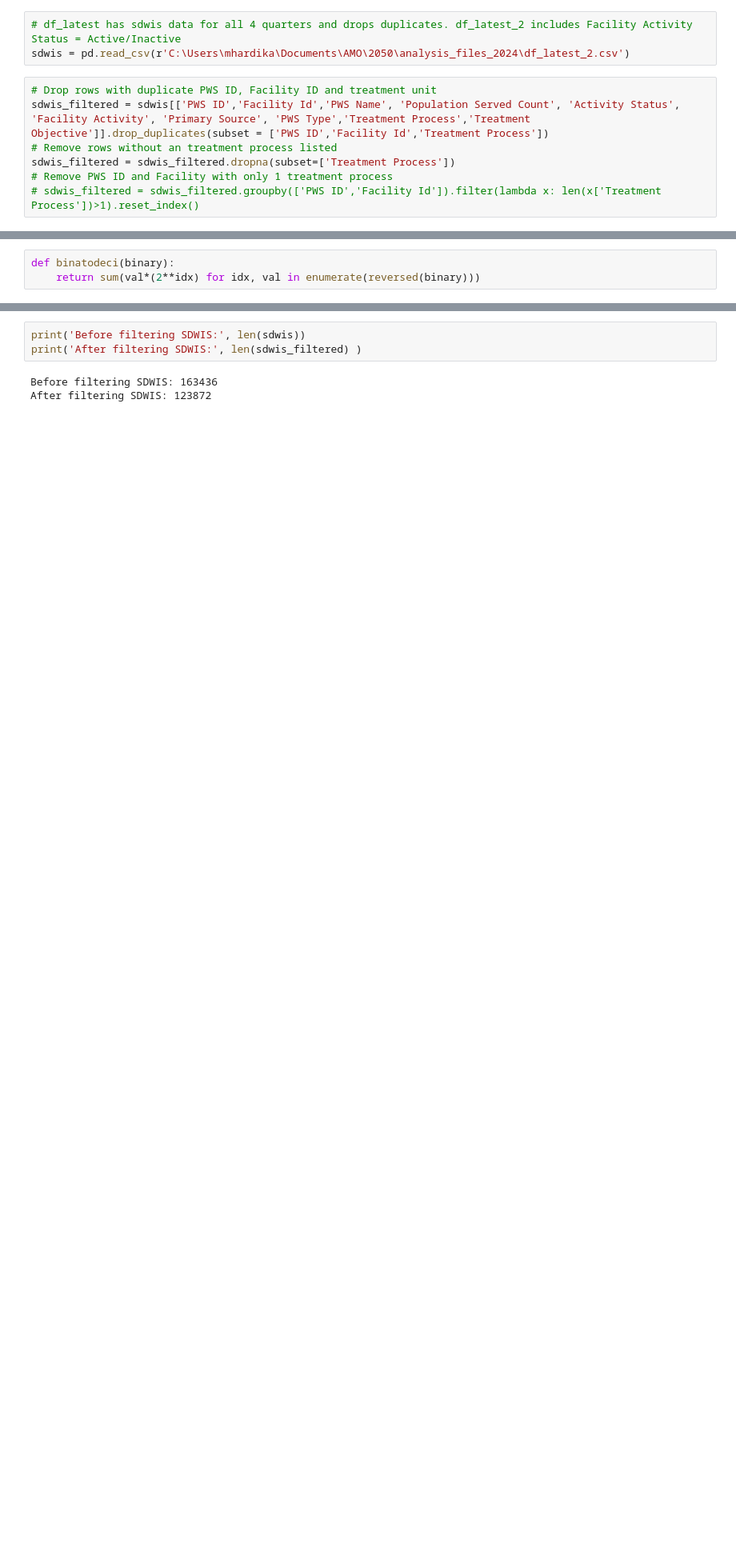
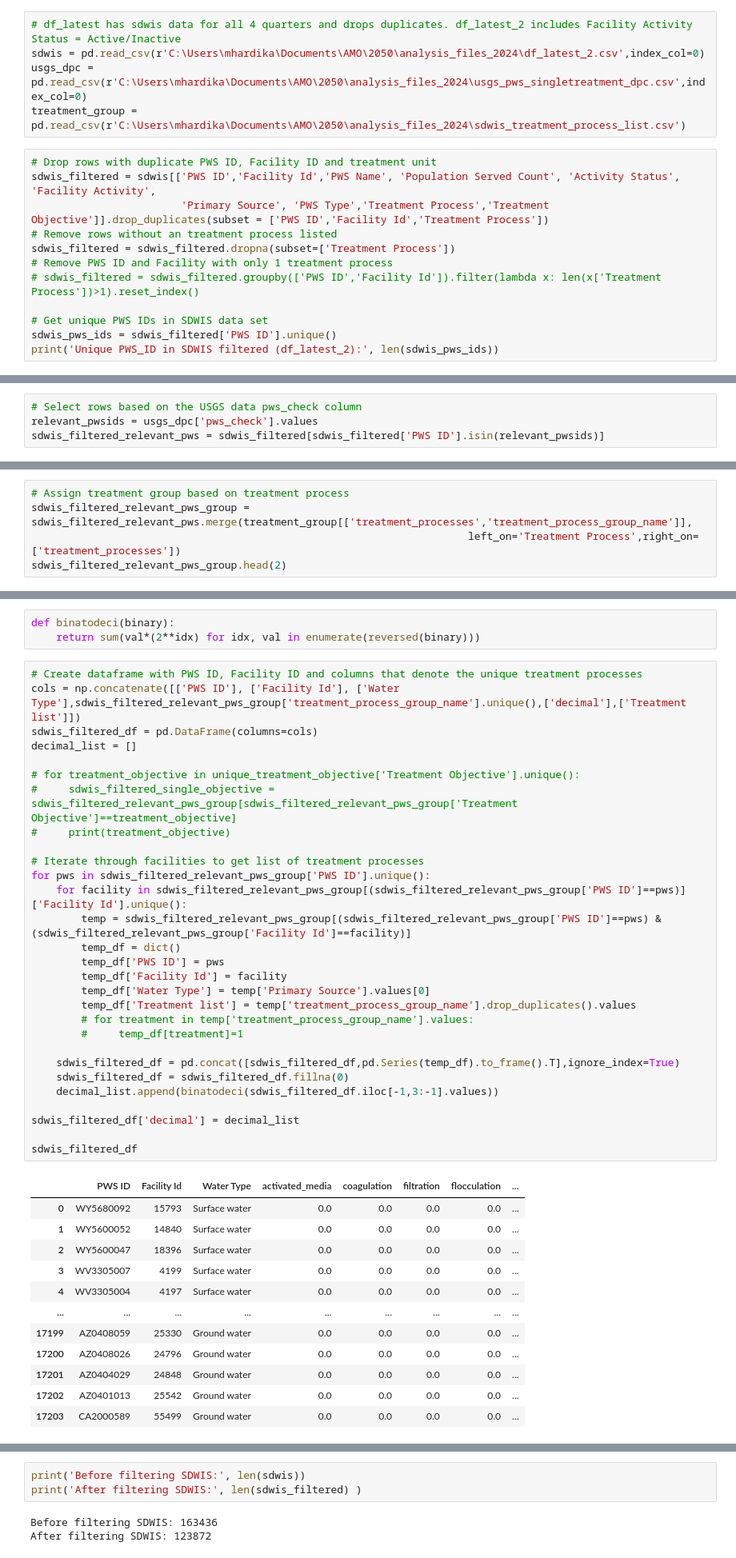
Before and after one commit to MuktaHardikar/WaterTAP3, a Jupyter notebook: watertap3/watertap3/sdwis_treatment_train.ipynb, the cells around one changed output, grey strips where cells are left out. Shown at 80% size. Cells and saved outputs as stored; diff of their text form; blank space fills up the shorter version.

Commit message:
treatment train frequency

```diff
--- a/watertap3/watertap3/sdwis_treatment_train.ipynb
+++ b/watertap3/watertap3/sdwis_treatment_train.ipynb
@@ -15,10 +20,17 @@ Redoing analysis with focus on treatment objective
 # %%
 # df_latest has sdwis data for all 4 quarters and drops duplicates. df_latest_2 includes Facility Activity Status = Active/Inactive
-sdwis = pd.read_csv(r'C:\Users\mhardika\Documents\AMO\2050\analysis_files_2024\df_latest_2.csv')
+sdwis = pd.read_csv(r'C:\Users\mhardika\Documents\AMO\2050\analysis_files_2024\df_latest_2.csv',index_col=0)
+usgs_dpc = pd.read_csv(r'C:\Users\mhardika\Documents\AMO\2050\analysis_files_2024\usgs_pws_singletreatment_dpc.csv',index_col=0)
+treatment_group = pd.read_csv(r'C:\Users\mhardika\Documents\AMO\2050\analysis_files_2024\sdwis_treatment_process_list.csv')
 # %%
 # Drop rows with duplicate PWS ID, Facility ID and treatment unit
-sdwis_filtered = sdwis[['PWS ID','Facility Id','PWS Name', 'Population Served Count', 'Activity Status', 'Facility Activity', 'Primary Source', 'PWS Type','Treatment Process','Treatment Objective']].drop_duplicates(subset = ['PWS ID','Facility Id','Treatment Process'])
+sdwis_filtered = sdwis[['PWS ID','Facility Id','PWS Name', 'Population Served Count', 'Activity Status', 'Facility Activity',
+                        'Primary Source', 'PWS Type','Treatment Process','Treatment Objective']].drop_duplicates(subset = ['PWS ID','Facility Id','Treatment Process'])
 # Remove rows without an treatment process listed
 sdwis_filtered = sdwis_filtered.dropna(subset=['Treatment Process'])
 # Remove PWS ID and Facility with only 1 treatment process
 # sdwis_filtered = sdwis_filtered.groupby(['PWS ID','Facility Id']).filter(lambda x: len(x['Treatment Process'])>1).reset_index()
+
+# Get unique PWS IDs in SDWIS data set
+sdwis_pws_ids = sdwis_filtered['PWS ID'].unique()
+print('Unique PWS_ID in SDWIS filtered (df_latest_2):', len(sdwis_pws_ids))
@@ -30,0 +57,4 @@ After filtering SDWIS: 206567
+# %%
+# Select rows based on the USGS data pws_check column
+relevant_pwsids = usgs_dpc['pws_check'].values
+sdwis_filtered_relevant_pws = sdwis_filtered[sdwis_filtered['PWS ID'].isin(relevant_pwsids)]
@@ -39,3 +81,8 @@ unique_treatment_objective.reset_index(inplace = True,drop='index')
 len(unique_treatment_objective['Treatment Process'].unique())
 # %% [output]
 68
+# %%
+# Assign treatment group based on treatment process
+sdwis_filtered_relevant_pws_group = sdwis_filtered_relevant_pws.merge(treatment_group[['treatment_processes','treatment_process_group_name']],
+                                                                      left_on='Treatment Process',right_on=['treatment_processes'])
+sdwis_filtered_relevant_pws_group.head(2)
@@ -46,3 +102,45 @@ len(unique_treatment_objective['Treatment Process'].unique())
 # %%
 def binatodeci(binary):
     return sum(val*(2**idx) for idx, val in enumerate(reversed(binary)))
+# %%
+# Create dataframe with PWS ID, Facility ID and columns that denote the unique treatment processes
+cols = np.concatenate([['PWS ID'], ['Facility Id'], ['Water Type'],sdwis_filtered_relevant_pws_group['treatment_process_group_name'].unique(),['decimal'],['Treatment list']])
+sdwis_filtered_df = pd.DataFrame(columns=cols)
+decimal_list = []
+
+# for treatment_objective in unique_treatment_objective['Treatment Objective'].unique():
+#     sdwis_filtered_single_objective = sdwis_filtered_relevant_pws_group[sdwis_filtered_relevant_pws_group['Treatment Objective']==treatment_objective]
+#     print(treatment_objective)
+
+# Iterate through facilities to get list of treatment processes
+for pws in sdwis_filtered_relevant_pws_group['PWS ID'].unique():
+    for facility in sdwis_filtered_relevant_pws_group[(sdwis_filtered_relevant_pws_group['PWS ID']==pws)]['Facility Id'].unique():
+        temp = sdwis_filtered_relevant_pws_group[(sdwis_filtered_relevant_pws_group['PWS ID']==pws) & (sdwis_filtered_relevant_pws_group['Facility Id']==facility)]
+        temp_df = dict()
+        temp_df['PWS ID'] = pws
+        temp_df['Facility Id'] = facility
+        temp_df['Water Type'] = temp['Primary Source'].values[0]
+        temp_df['Treatment list'] = temp['treatment_process_group_name'].drop_duplicates().values
+        # for treatment in temp['treatment_process_group_name'].values:
+        #     temp_df[treatment]=1
+
+    sdwis_filtered_df = pd.concat([sdwis_filtered_df,pd.Series(temp_df).to_frame().T],ignore_index=True)
+    sdwis_filtered_df = sdwis_filtered_df.fillna(0)
+    decimal_list.append(binatodeci(sdwis_filtered_df.iloc[-1,3:-1].values))
+
+sdwis_filtered_df['decimal'] = decimal_list
+
+sdwis_filtered_df
+# %% [output]
+|  | PWS ID | Facility Id | Water Type | activated_media | coagulation | filtration | flocculation | ... |
+| 0 | WY5680092 | 15793 | Surface water | 0.0 | 0.0 | 0.0 | 0.0 | ... |
+| 1 | WY5600052 | 14840 | Surface water | 0.0 | 0.0 | 0.0 | 0.0 | ... |
+| 2 | WY5600047 | 18396 | Surface water | 0.0 | 0.0 | 0.0 | 0.0 | ... |
+| 3 | WV3305007 | 4199 | Surface water | 0.0 | 0.0 | 0.0 | 0.0 | ... |
+| 4 | WV3305004 | 4197 | Surface water | 0.0 | 0.0 | 0.0 | 0.0 | ... |
+| ... | ... | ... | ... | ... | ... | ... | ... | ... |
+| 17199 | AZ0408059 | 25330 | Ground water | 0.0 | 0.0 | 0.0 | 0.0 | ... |
+| 17200 | AZ0408026 | 24796 | Ground water | 0.0 | 0.0 | 0.0 | 0.0 | ... |
+| 17201 | AZ0404029 | 24848 | Ground water | 0.0 | 0.0 | 0.0 | 0.0 | ... |
+| 17202 | AZ0401013 | 25542 | Ground water | 0.0 | 0.0 | 0.0 | 0.0 | ... |
+| 17203 | CA2000589 | 55499 | Ground water | 0.0 | 0.0 | 0.0 | 0.0 | ... |
```
Also changed, not shown: parts of 20 cells of this notebook, 1 other file.
